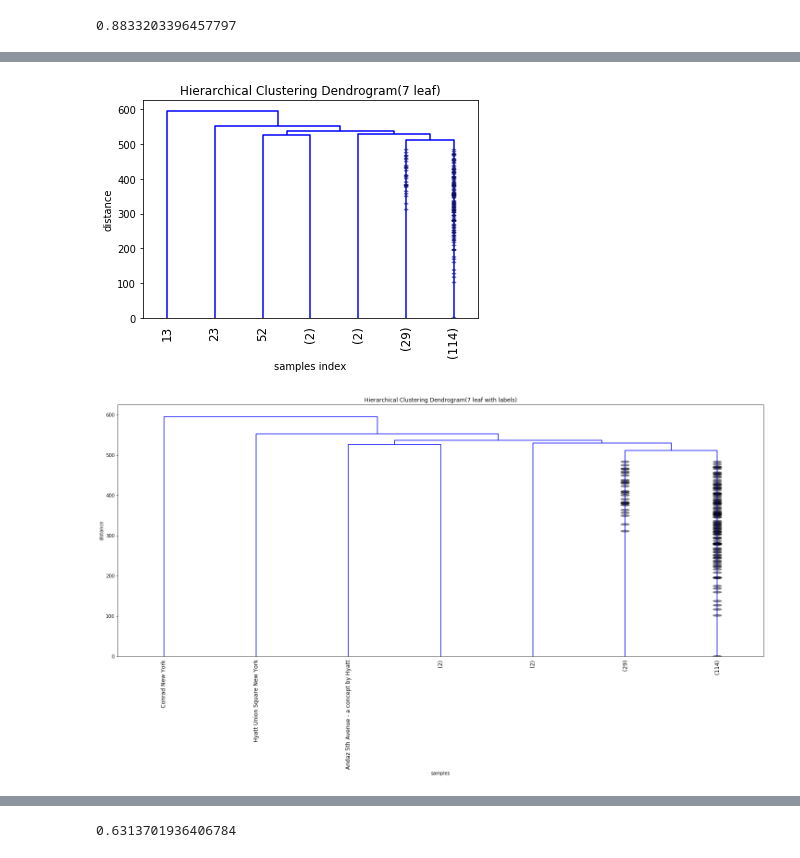
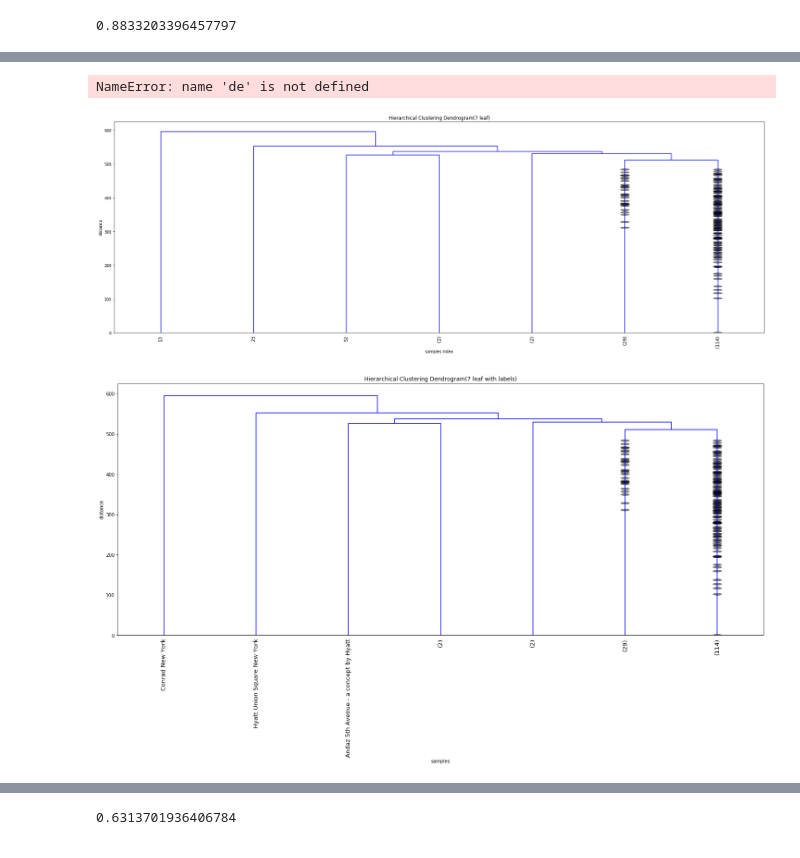
Before and after one commit to yifatBi/DateScience, a Jupyter notebook: Task3.ipynb, the cells around one changed output, grey strips where cells are left out. Drawn from its saved outputs; the diff is of its cells as text; code cells hidden in the pictures.

```diff
--- a/Task3.ipynb
+++ b/Task3.ipynb
@@ -56,3 +29,12 @@ datesAndCode=datesAndCode[['Checkin Date','Discount Code']].sort_values(['Checki
 len(datesAndCode.values)
 # %% [output]
 160
+# %%
+#init clustering list with 150 rows and 161 cols while first col fit to top hotel and other cols init with -1
+def initClusteringList(x,y):
+        if x==0:
+            return hotelsNames[y]
+        else:
+            return -1
+clusterList = [[initClusteringList(x,y) for x in range(161)] for y in range(150)]
+clusterList[0:2]
@@ -63,7 +63,7 @@ def updateTable(x,y):
     hotel=hotelsNames.values[x]
     line=data.loc[(data['Hotel Name']==hotel)&(data['Checkin Date']==query[0])&(data['Discount Code']==query[1])]
     if not line.empty:
-        initDate[x][y+1]= line['Discount Price'].iloc[0]
+        clusterList[x][y+1]= line['Discount Price'].iloc[0]
 for y in range(len(datesAndCode)):
     for x in range(hotelsNames.size):
         updateTable(x,y)
@@ -74,5 +72,5 @@ len(initDate[0])
 # %%
-df = pd.DataFrame(initDate)
+df = pd.DataFrame(clusterList)
 df.to_csv("Top_Hotels_prices.csv",index=False,header=False)
 #take only prices
 normalizeData=df.loc[:,1:]
@@ -190,18 +183,23 @@ plt.show()
+# %%
+de
+# %% [output]
+NameError: name 'de' is not defined
 # %%
+plt.figure(figsize=(30, 10))
 plt.title('Hierarchical Clustering Dendrogram(7 leaf)')
 plt.xlabel('samples index')
 plt.ylabel('distance')
 dendrogram(
     Z,
     truncate_mode='lastp',
     p=7,
     leaf_rotation=90.,
     show_contracted=True,
     leaf_font_size=12.,
 )
 plt.show()
 # %% [output]
-[figure, old version]
+[figure, new version]
 # %%
 
 # calculate full dendrogram
@@ -216,9 +214,9 @@ dendrogram(
     labels=hotelsNames,
     leaf_rotation=90.,
     show_contracted=True,
-    leaf_font_size=12.,
+    leaf_font_size=13.,
 )
 plt.show()
 # %% [output]
-[figure, old version]
+[figure, new version]
 # %%
```
Also changed, not shown: parts of 6 cells of this notebook.
